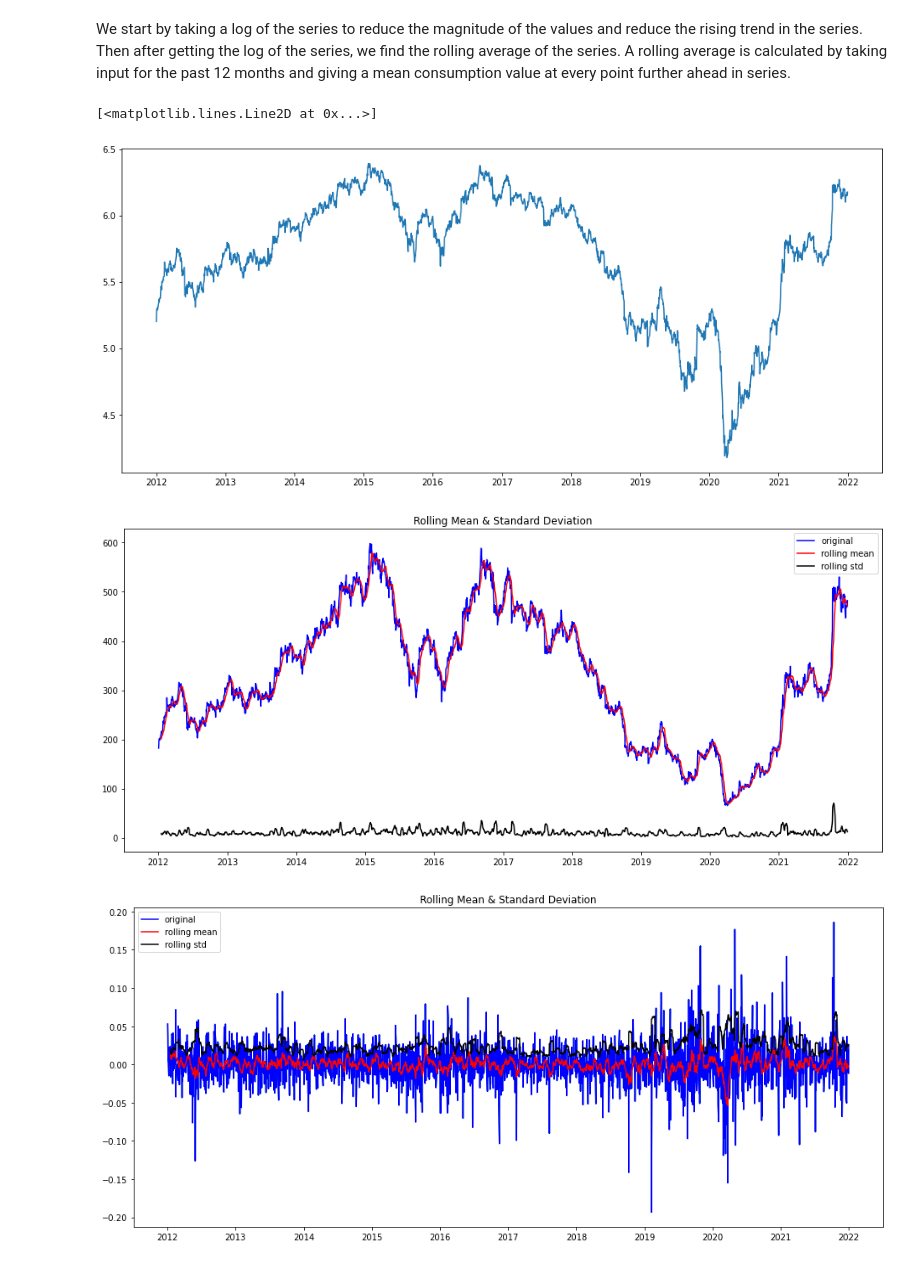
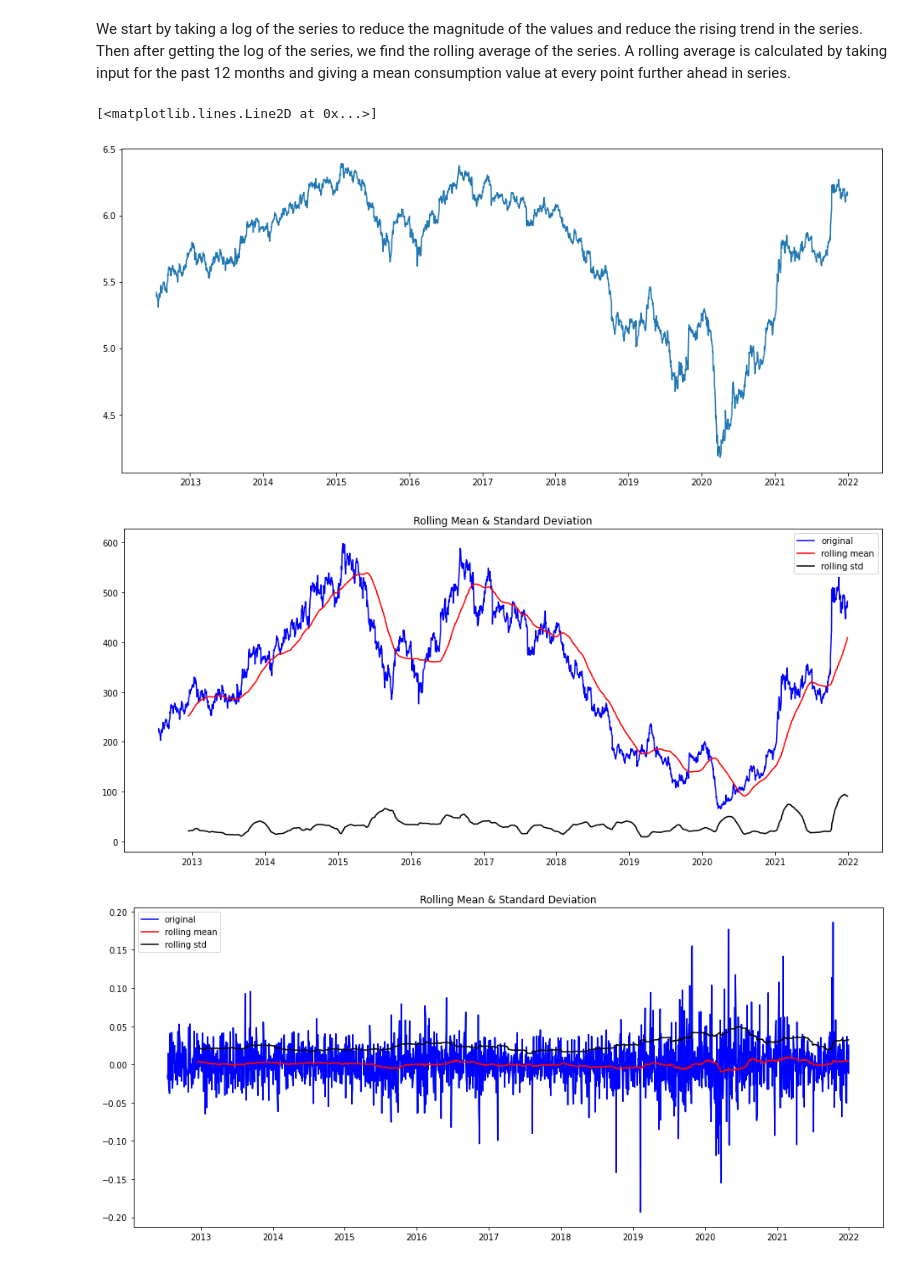
Before and after one commit to renkuntlamahessh/Tata-Motors-Project-, a Jupyter notebook: TATA_Motors_Stock_market_Forecasting_V2.ipynb, the cells around one changed output. Saved outputs shown, nothing was run; the diff lists cells and outputs as text; code cells hidden in the pictures.

```diff
--- a/TATA_Motors_Stock_market_Forecasting_V2.ipynb
+++ b/TATA_Motors_Stock_market_Forecasting_V2.ipynb
@@ -24,0 +45,11 @@ df
+# %%
+#stock Company for analytics
+stock = ['TATAMOTORS.NS']
+data_source = 'yahoo'
+
+# set up Start and End time for data grab
+end = datetime.now()
+start = datetime(end.year-10,end.month,end.day)
+
+# Set DataFrame as the Stock Ticker
+TM = pdr.get_data_yahoo(stock,start,end)
@@ -25,5 +58,5 @@ df
 # %%
-Tatamotors=df.dropna()
+Tatamotors=TM.dropna()
 # %%
 Tatamotors
 # %% [output]
@@ -43,5 +77,5 @@ Tatamotors
 # %%
-Tatamotors.index=pd.to_datetime(Tatamotors.Date)
+#Tatamotors.index=pd.to_datetime(Tatamotors.Date)
 Tatamotors=Tatamotors["Close"]['2012-01-01':'2022-01-01']
 # %%
 Tatamotors
@@ -145,10 +178,10 @@ ts_log=np.log(Tatamotors)
 plt.plot(ts_log)
 # %% [output]
 [<matplotlib.lines.Line2D at 0x...>]
-[figure, old version]
+[figure, new version]
 # %%
-rollmean=Tatamotors.rolling(12).mean()
-rollstd=Tatamotors.rolling(12).std()
+rollmean=Tatamotors.rolling(100).mean()
+rollstd=Tatamotors.rolling(100).std()
 
 plt.figure(figsize=(16,7))
 fig=plt.figure(1)
@@ -161,28 +194,26 @@ plt.legend(loc = 'best')
 plt.title('Rolling Mean & Standard Deviation')
 plt.show(block = False)
 # %% [output]
-[figure, old version]
+[figure, new version]
 # %%
 #Lets try Differencing
 plt.figure(figsize=(16,7))
 fig=plt.figure(1)
-ts_log_diff=ts_log-ts_log.shift()
+ts_log_diff=ts_log-ts_log.shift(periods=1, axis = 0)
 plt.plot(ts_log_diff)
 
 #Determining rolling statistics
-rollmean = ts_log_diff.rolling(12).mean()
-rollstd = ts_log_diff.rolling(12).std()
-
-
+rollmean = ts_log_diff.rolling(100).mean()
+rollstd = ts_log_diff.rolling(100).std()
 
 #plot rolling statistics
 orig = plt.plot(ts_log_diff,color = 'blue',label='original')
 mean = plt.plot(rollmean,color = 'red',label = 'rolling mean')
 std = plt.plot(rollstd,color = 'black',label = 'rolling std')
 plt.legend(loc = 'best')
 plt.title('Rolling Mean & Standard Deviation')
 plt.show(block = False)
 # %% [output]
-[figure, old version]
+[figure, new version]
 # %%
 Tatamotors.sort_index(inplace=True)
```
Also changed, not shown: parts of 23 cells of this notebook.
